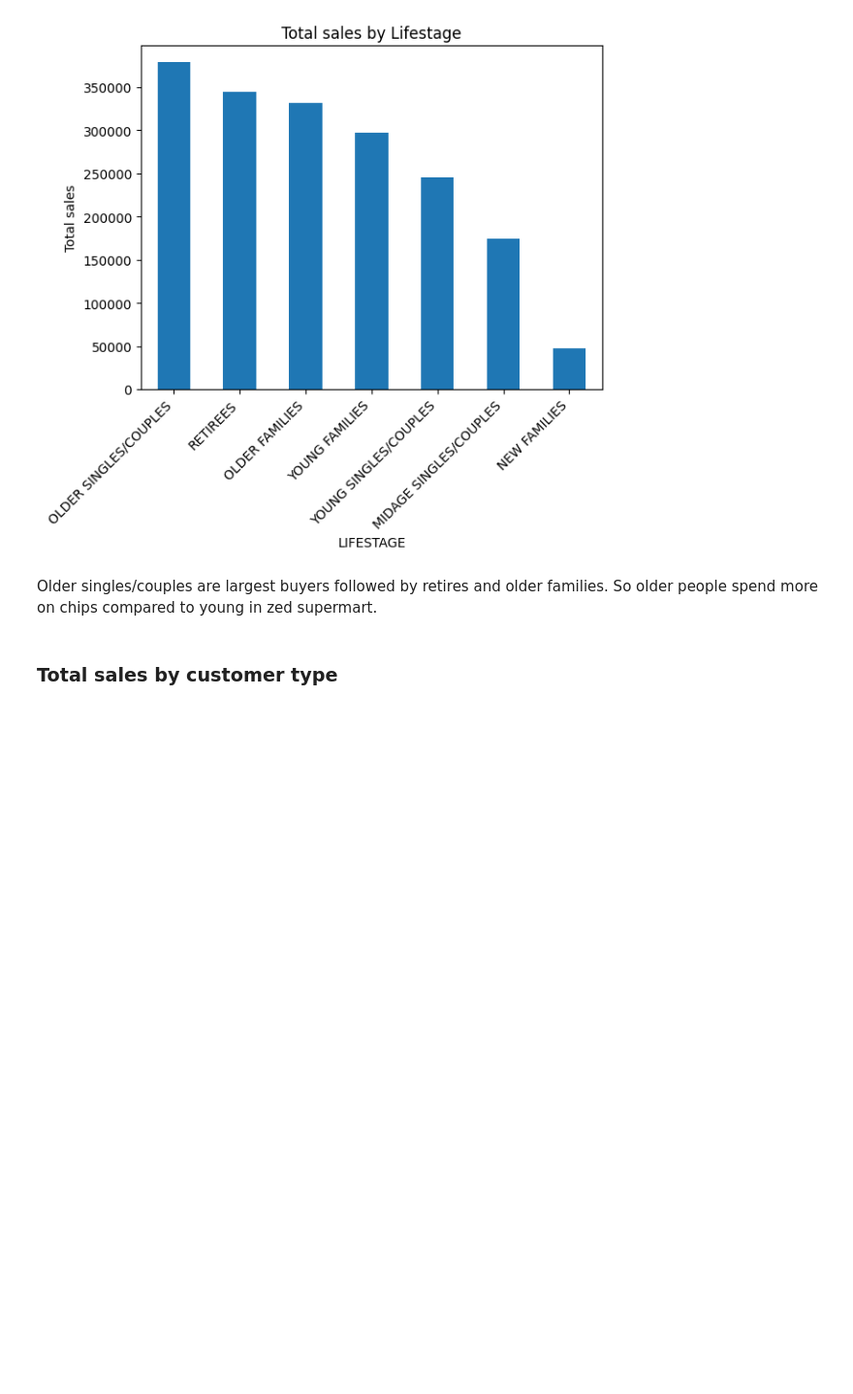
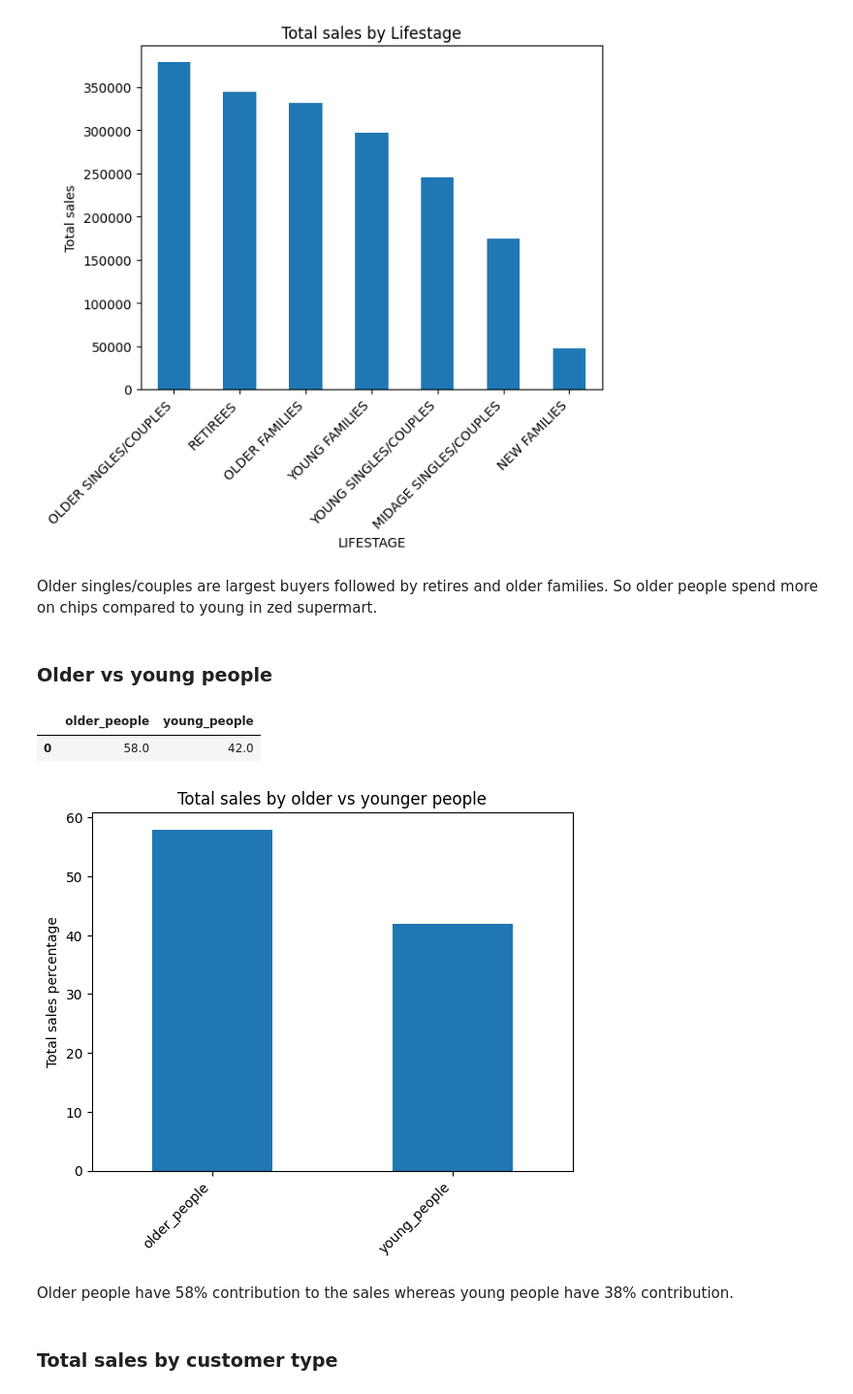
Before and after one commit to nav500/zed-supermart-customer-analysis, a Jupyter notebook: data_preparation.ipynb, the cells around one changed output. Shown at 97% size. Saved outputs shown, nothing was run; the diff lists cells and outputs as text; code cells hidden in the pictures; blank space fills up the shorter version.

```diff
--- a/data_preparation.ipynb
+++ b/data_preparation.ipynb
@@ -445,6 +447,30 @@ bar_plots(
 [figure]
 # %% [markdown]
 Older singles/couples are largest buyers followed by retires and older families. So older people spend more on chips compared to young in zed supermart.
+# %% [markdown]
+### Older vs young people
+# %%
+total_sales = cust_transact_data["TOT_SALES"].sum()
+old_vs_young_sales = pd.DataFrame(columns=["older_people", "young_people"])
+old_people_cat = ["OLDER SINGLES/COUPLES", "OLDER FAMILIES", "RETIREES"]
+old_people_sales = cust_transact_data[cust_transact_data["LIFESTAGE"].isin(old_people_cat)]["TOT_SALES"].sum()
+old_vs_young_sales["older_people"] = [round((old_people_sales/total_sales)*100, 2)]
+old_vs_young_sales["young_people"] = [round(((total_sales-old_people_sales)/total_sales)*100, 2)]
+old_vs_young_sales.head()
+# %% [output]
+|  | older_people | young_people |
+| 0 | 58.0 | 42.0 |
+# %%
+bar_plots(
+    data_series=old_vs_young_sales.iloc[0, :],
+    x_label=list(old_vs_young_sales.iloc[0, :].index),
+    y_label="Total sales percentage",
+    title="Total sales by older vs younger people"
+)
+# %% [output]
+[figure, added]
+# %% [markdown]
+Older people have 58% contribution to the sales whereas young people have 38% contribution.
 # %% [markdown]
 ### Total sales by customer type
 # %%
```
Also changed, not shown: parts of 11 cells of this notebook.
